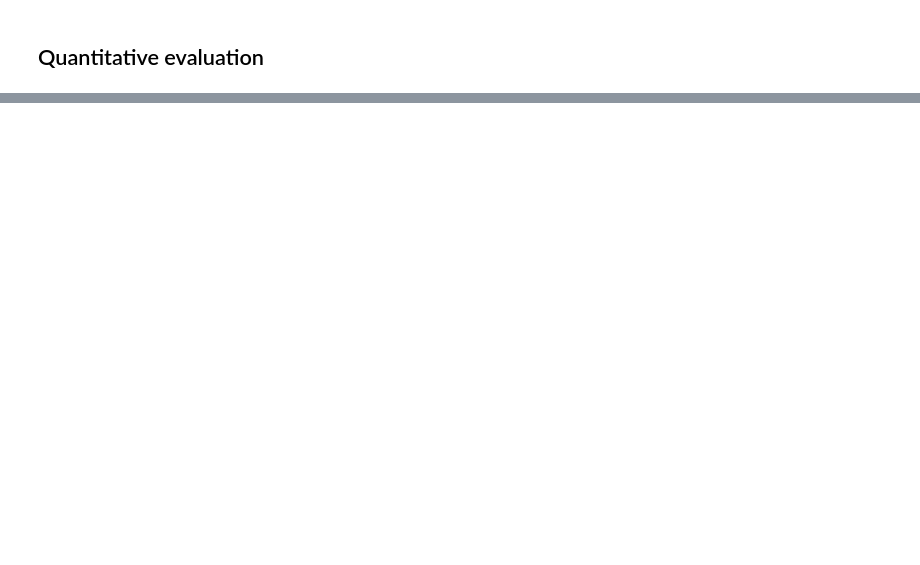
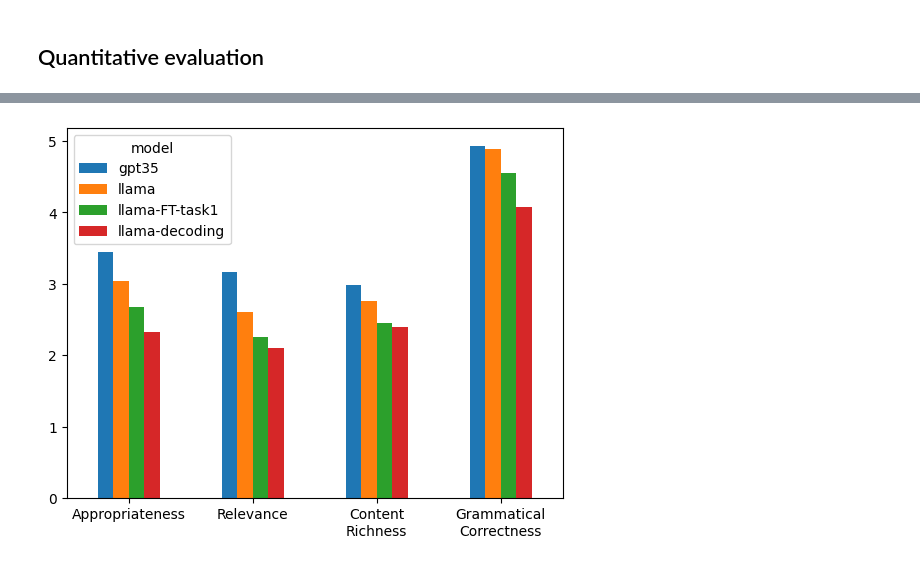
Before and after one commit to shivster2000/grammarctg, a Jupyter notebook: experiments/016_visualize_evaluation.ipynb, the cells around one changed output, grey strips where cells are left out. Drawn from its saved outputs; the diff is of its cells as text; code cells hidden in the pictures; blank space fills up the shorter version.

```diff
--- a/experiments/016_visualize_evaluation.ipynb
+++ b/experiments/016_visualize_evaluation.ipynb
@@ -230,3 +221,10 @@ plot_sat(res, title="Categories on requested difficulty satisfied")
+# %%
+df =res.groupby(['model']).agg({**{col: 'mean' for col in ['Appropriateness', 'Relevance', 'Content Richness', 'Grammatical Correctness']}})
+ax=df.transpose().plot(kind='bar', rot=0)
+ax.set_xticklabels([l.get_text().replace(" ", "\n") for l in ax.get_xticklabels()])
+plt.show()
+# %% [output]
+[figure, added]
 # %%
 plot_sat(res, 'num_constraints_neg', title="Too difficult categories included")
 # %% [output]
```
Also changed, not shown: parts of 12 cells of this notebook, 11 other files.
